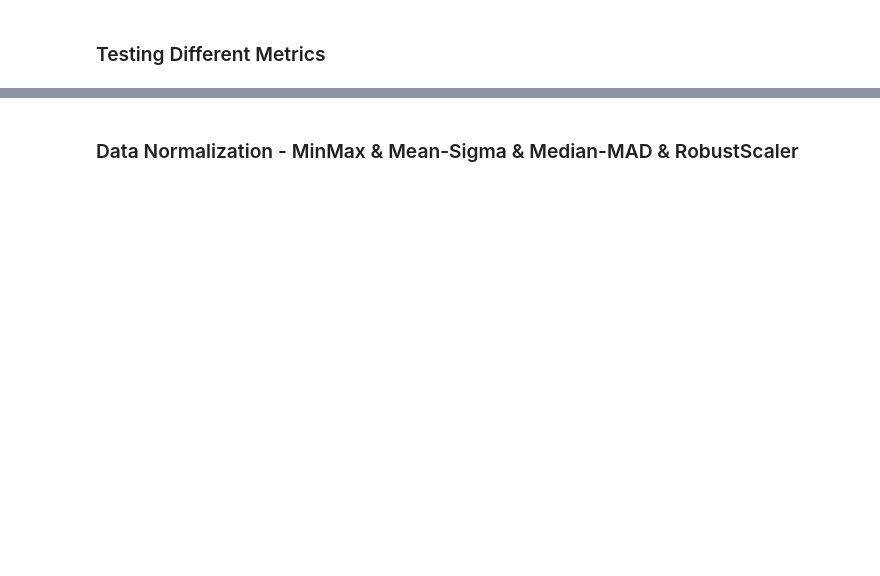
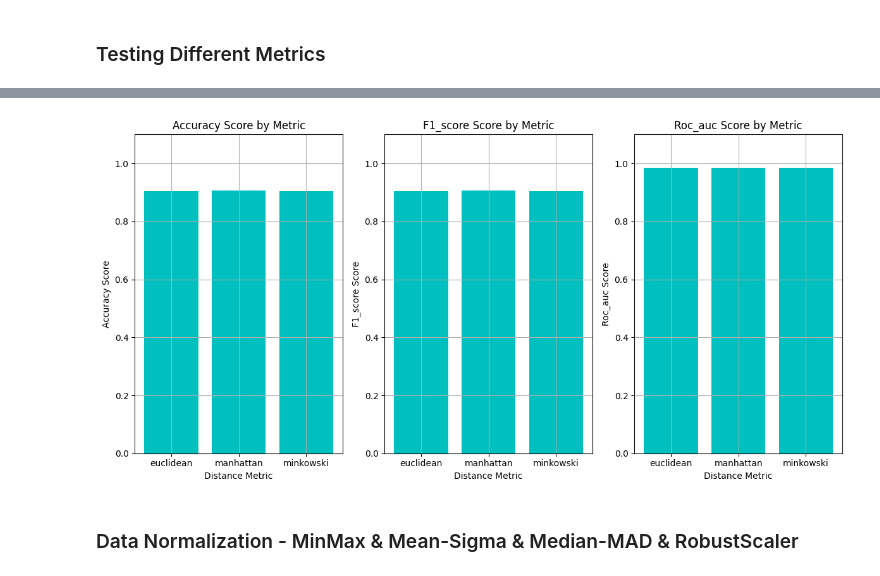
Before and after one commit to SammySaysSo/MachineLearningFinalProject, a Jupyter notebook: finalProject.ipynb, the cells around one changed output, grey strips where cells are left out. Saved outputs shown, nothing was run; the diff lists cells and outputs as text; code cells hidden in the pictures; blank space fills up the shorter version.

```diff
--- a/finalProject.ipynb
+++ b/finalProject.ipynb
@@ -235,0 +157,76 @@ Validation Accuracy: 0.9059
+# %%
+# Encode labels and preprocess features
+le = LabelEncoder()
+y = le.fit_transform(y)
+X_change = pd.get_dummies(ds).to_numpy()
+X_train, X_test, y_train, y_test = train_test_split(
+    X_change, y, test_size=0.2, random_state=42
+)
+
+# Define scoring metrics
+scoring = {
+    "accuracy": make_scorer(accuracy_score),
+    "f1_score": make_scorer(f1_score, average="weighted"),
+    "roc_auc": make_scorer(roc_auc_score, multi_class="ovr", needs_proba=True),
+}
+
+# Define the pipeline
+pipeline = Pipeline(
+    [
+        ("scaler", StandardScaler()),
+        ("knn", KNeighborsClassifier(n_neighbors=21)),  # `n_neighbors` is fixed to 21
+    ]
+)
+
+# Define parameter grid for different distance metrics
+param_grid = {"knn__metric": ["euclidean", "manhattan", "minkowski"]}
+
+# Set up cross-validation
+cv = StratifiedKFold(n_splits=4, shuffle=True, random_state=42)
+
+# Initialize GridSearchCV
+grid_search = GridSearchCV(
+    pipeline,
+    param_grid=param_grid,
+    scoring=scoring,
+    refit="accuracy",
+    cv=cv,
+    verbose=3,
+    n_jobs=-1,
+)
+
+# Fit the model
+grid_search.fit(X_train, y_train)
+
+# Output the results
+print("Best hyperparameters: ", grid_search.best_params_)
+print("Best mean cross-validation score: {:.4f}".format(grid_search.best_score_))
+
+# Extract and display results for all metrics
+cv_results = grid_search.cv_results_
+
+for metric in scoring.keys():
+    best_idx = np.argmax(cv_results[f"mean_test_{metric}"])
+    best_score = cv_results[f"mean_test_{metric}"][best_idx]
+    print(
+        f"Best {metric.capitalize()} Score: {best_score:.4f} (Metric: {cv_results['param_knn__metric'][best_idx]})"
+    )
+
+# Plot the validation scores for each metric
+plt.figure(figsize=(12, 6))
+for idx, metric in enumerate(scoring.keys()):
+    plt.subplot(1, len(scoring), idx + 1)
+    metric_scores = [
+        cv_results[f"mean_test_{metric}"][i]
+        for i in range(len(cv_results["param_knn__metric"]))
+    ]
+    plt.bar(cv_results["param_knn__metric"], metric_scores, color="c")
+    plt.xlabel("Distance Metric")
+    plt.ylabel(f"{metric.capitalize()} Score")
+    plt.title(f"{metric.capitalize()} Score by Metric")
+    plt.ylim(0.0, 1.1)
+    plt.grid(True)
+
+plt.tight_layout()
+plt.show()
+# %% [output]
@@ -236,3 +251,4 @@ Validation Accuracy: 0.9059
+[figure, added]
 # %% [markdown]
 ### Data Normalization - MinMax & Mean-Sigma & Median-MAD & RobustScaler
 # %%
```
Also changed, not shown: parts of 24 cells of this notebook.
